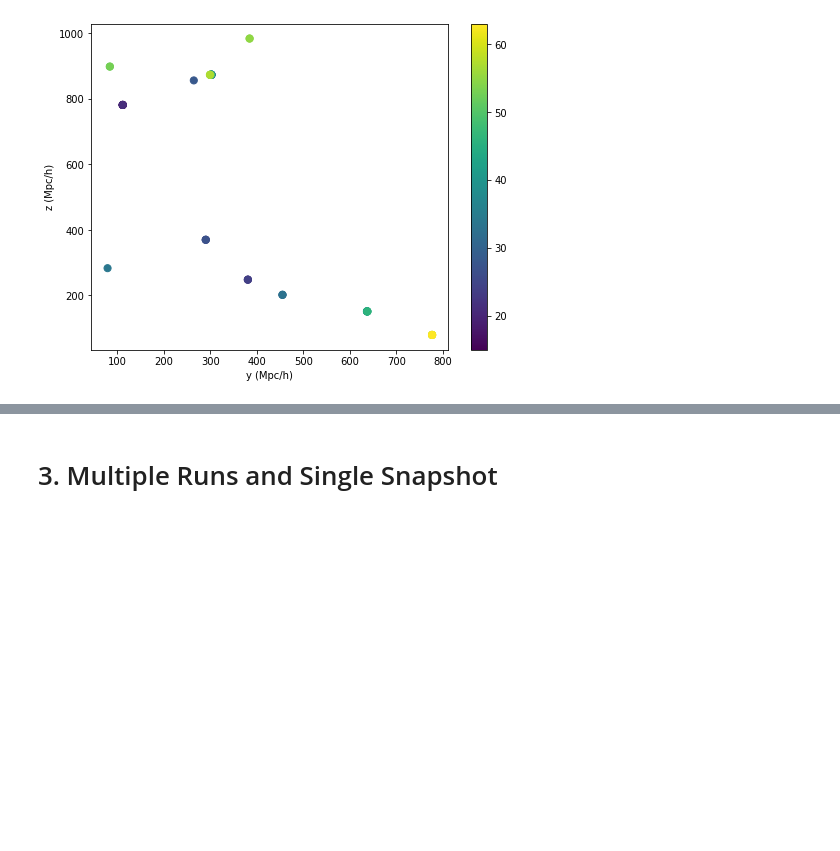
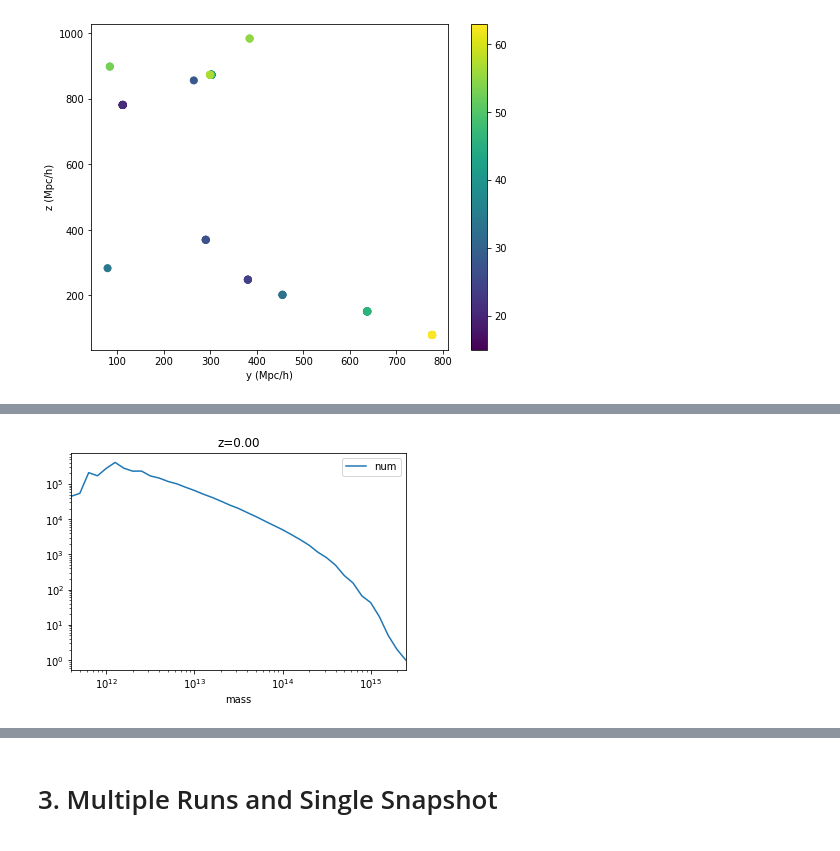
Before and after one commit to bfalck/indra-tools, a Jupyter notebook: database_examples.ipynb, the cells around one changed output, grey strips where cells are left out. Saved outputs shown, nothing was run; the diff lists cells and outputs as text; code cells hidden in the pictures; blank space fills up the shorter version.

Commit message:
mass fn query examples

```diff
--- a/database_examples.ipynb
+++ b/database_examples.ipynb
@@ -218,8 +215,15 @@ select mass functions in SQL for every snapshot in one query.... this is Millenn
 # %%
-
-sql = f"""select snapnum,power(10.00,.1*floor(log10(m_crit200)/.1)) as m, count(*) as num
+binsize = .1
+sql = f"""select snapnum, power(10.0,{binsize}*floor(.5+log10(m_crit200)/{binsize}))*1e10 as mass, count(*) as num
     from {tablename_fof}
     where m_crit200 > 0
-    group by  snapnum, floor(log10(m_crit200)/.1)
+    group by  snapnum, floor(.5+log10(m_crit200)/{binsize})
     order by 1 desc, 2
 """
+df = cj.executeQuery(sql,context)
+df
+# %%
+sn = 63
+df[df['snapnum']==sn].plot(x='mass',y='num',logx=True,logy=True,title=f"z={snaps['redshift'][snaps['snapnum']==sn].values[0]:.2f}");
+# %% [output]
+[figure, added]
```
Also changed, not shown: parts of 30 cells of this notebook.
